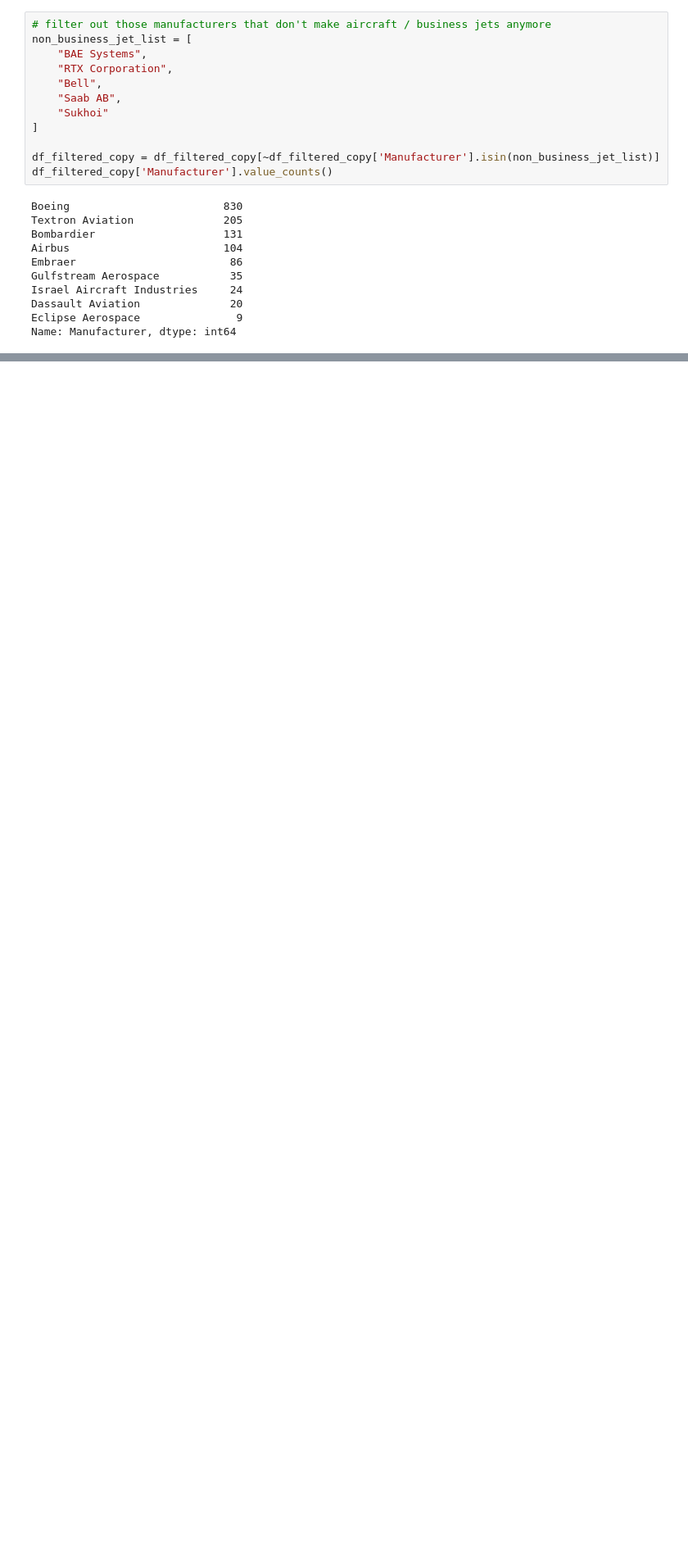
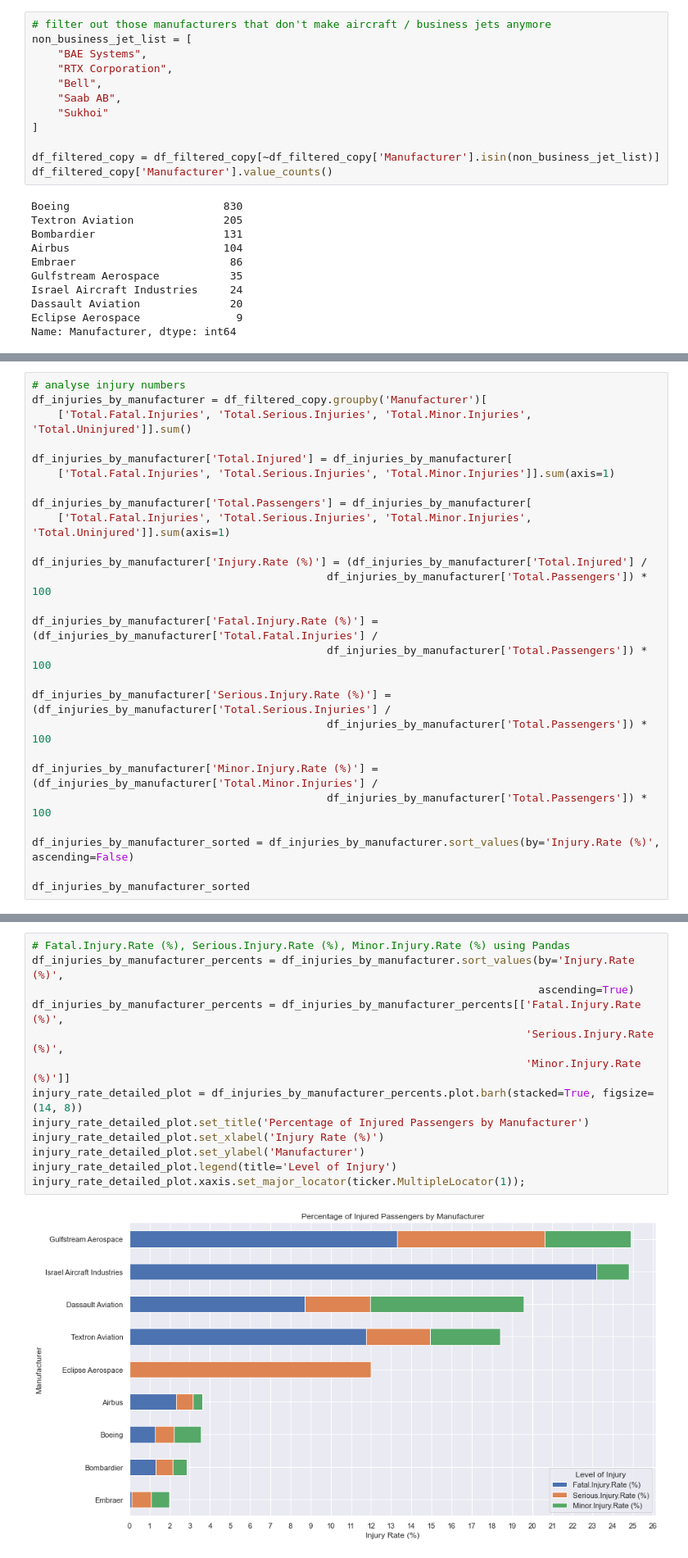
Before and after one commit to hfu-dev/safest-aircraft-analysis, a Jupyter notebook: notebooks/exploratory.ipynb, the cells around one changed output, grey strips where cells are left out. Shown at 82% size. Drawn from its saved outputs; the diff is of its cells as text; blank space fills up the shorter version.

```diff
--- a/notebooks/exploratory.ipynb
+++ b/notebooks/exploratory.ipynb
@@ -1205 +1213,27 @@ Name: Manufacturer, dtype: int64
 *Total.Fatal/Serious/Minor.Injuries & Total.Uninjured*
+# %%
+# analyse injury numbers
+df_injuries_by_manufacturer = df_filtered_copy.groupby('Manufacturer')[
+    ['Total.Fatal.Injuries', 'Total.Serious.Injuries', 'Total.Minor.Injuries', 'Total.Uninjured']].sum()
+
+df_injuries_by_manufacturer['Total.Injured'] = df_injuries_by_manufacturer[
+    ['Total.Fatal.Injuries', 'Total.Serious.Injuries', 'Total.Minor.Injuries']].sum(axis=1)
+
+df_injuries_by_manufacturer['Total.Passengers'] = df_injuries_by_manufacturer[
+    ['Total.Fatal.Injuries', 'Total.Serious.Injuries', 'Total.Minor.Injuries', 'Total.Uninjured']].sum(axis=1)
+
+df_injuries_by_manufacturer['Injury.Rate (%)'] = (df_injuries_by_manufacturer['Total.Injured'] /
+                                              df_injuries_by_manufacturer['Total.Passengers']) * 100
+
+df_injuries_by_manufacturer['Fatal.Injury.Rate (%)'] = (df_injuries_by_manufacturer['Total.Fatal.Injuries'] /
+                                              df_injuries_by_manufacturer['Total.Passengers']) * 100
+
+df_injuries_by_manufacturer['Serious.Injury.Rate (%)'] = (df_injuries_by_manufacturer['Total.Serious.Injuries'] /
+                                              df_injuries_by_manufacturer['Total.Passengers']) * 100
+
+df_injuries_by_manufacturer['Minor.Injury.Rate (%)'] = (df_injuries_by_manufacturer['Total.Minor.Injuries'] /
+                                              df_injuries_by_manufacturer['Total.Passengers']) * 100
+
+df_injuries_by_manufacturer_sorted = df_injuries_by_manufacturer.sort_values(by='Injury.Rate (%)', ascending=False)
+
+df_injuries_by_manufacturer_sorted
@@ -1205,0 +1292,15 @@ Name: Manufacturer, dtype: int64
+# %%
+# Fatal.Injury.Rate (%), Serious.Injury.Rate (%), Minor.Injury.Rate (%) using Pandas
+df_injuries_by_manufacturer_percents = df_injuries_by_manufacturer.sort_values(by='Injury.Rate (%)',
+                                                                               ascending=True)
+df_injuries_by_manufacturer_percents = df_injuries_by_manufacturer_percents[['Fatal.Injury.Rate (%)',
+                                                                             'Serious.Injury.Rate (%)',
+                                                                             'Minor.Injury.Rate (%)']]
+injury_rate_detailed_plot = df_injuries_by_manufacturer_percents.plot.barh(stacked=True, figsize=(14, 8))
+injury_rate_detailed_plot.set_title('Percentage of Injured Passengers by Manufacturer')
+injury_rate_detailed_plot.set_xlabel('Injury Rate (%)')
+injury_rate_detailed_plot.set_ylabel('Manufacturer')
+injury_rate_detailed_plot.legend(title='Level of Injury')
+injury_rate_detailed_plot.xaxis.set_major_locator(ticker.MultipleLocator(1));
+# %% [output]
+[figure, added]
```
Also changed, not shown: parts of 24 cells of this notebook.
